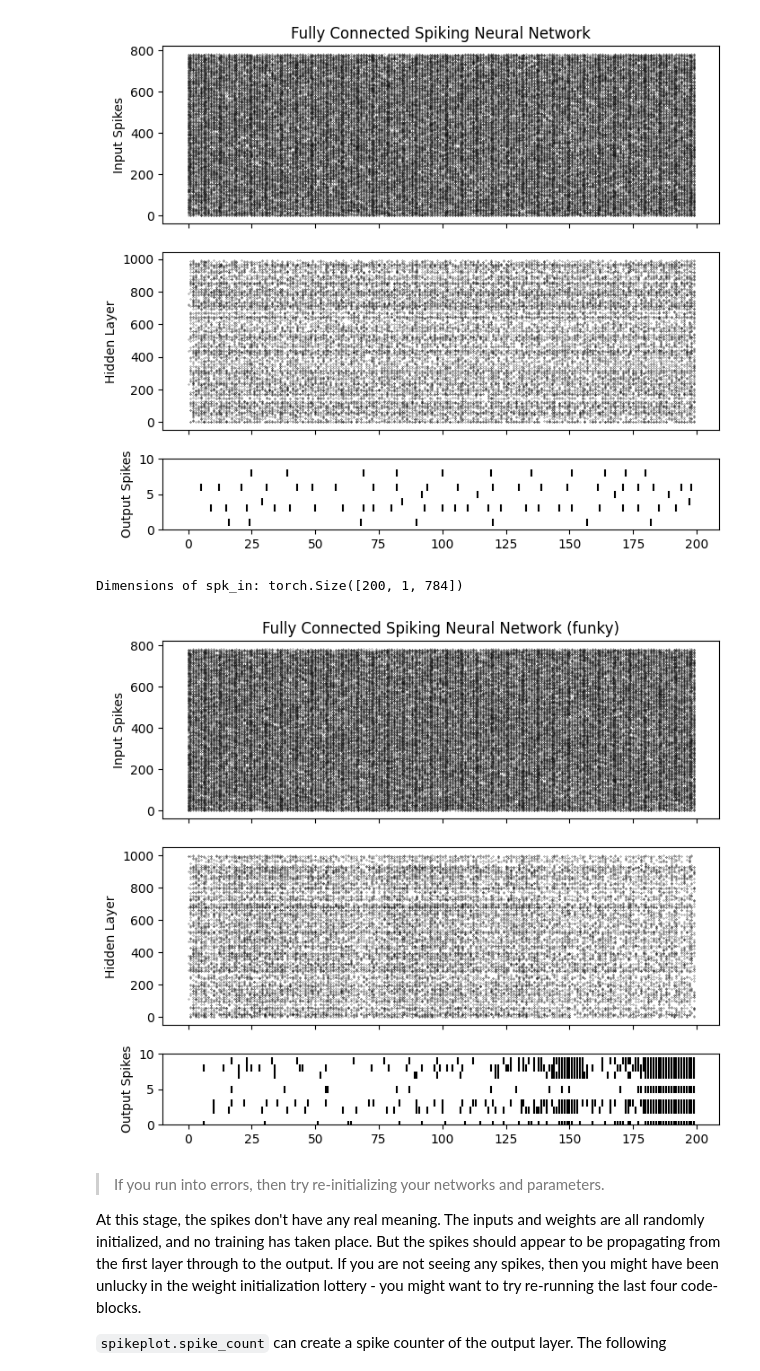
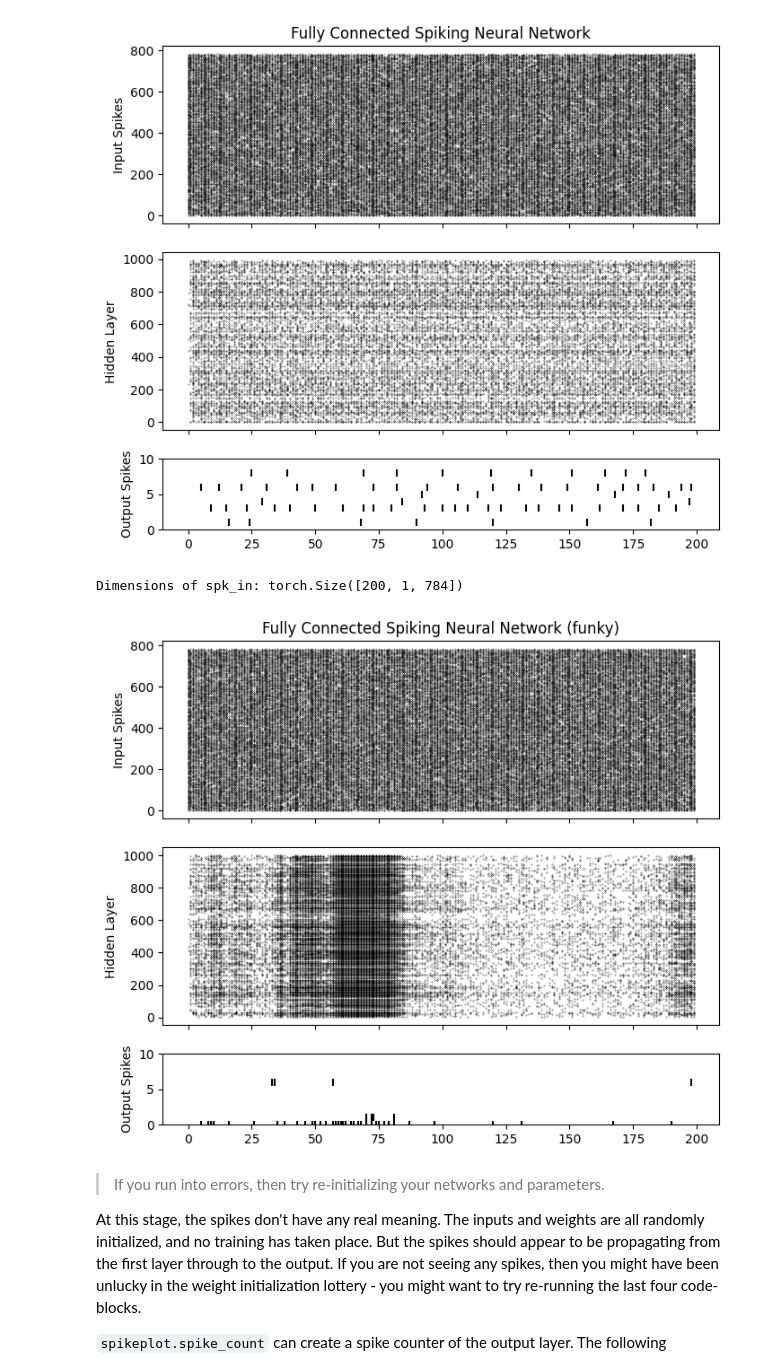
Before and after one commit to calderast/spiking-neural-networks, a Jupyter notebook: funky_snn.ipynb, the cells around one changed output. Cells and saved outputs as stored; diff of their text form; code cells hidden in the pictures.

```diff
--- a/funky_snn.ipynb
+++ b/funky_snn.ipynb
@@ -75,7 +75,7 @@ import snntorch as snn
 from snntorch._neurons import Leaky, Funky
 
 lif1 = Leaky(beta=0.8)
-funky1 = Funky(beta=0.8, reset_mechanism="subtract")
+funky1 = Funky(beta=0.8, funkiness=0.05)
 # %% [markdown]
 The Leaky neuron model is now stored in `lif1`, and the Funky neuron model stored in `funky1`.
  To use these neurons:
@@ -220,42 +220,42 @@ beta = 0.99
 
 # initialize layers
 fc1 = nn.Linear(num_inputs, num_hidden)
-funky1 = Funky(beta=beta)
+funky1 = Funky(beta=beta, funkiness=0.2)
 fc2 = nn.Linear(num_hidden, num_outputs)
-funky2 = Funky(beta=beta)
+funky2 = Funky(beta=beta, funkiness=0.2)
 
 # Initialize hidden states
 mem1 = funky1.init_funky()
 mem2 = funky2.init_funky()
 
 # record outputs
 mem2_rec = []
 spk1_rec = []
 spk2_rec = []
 
 spk_in = spikegen.rate_conv(torch.rand((200, 784))).unsqueeze(1)
 print(f"Dimensions of spk_in: {spk_in.size()}")
 
 # network simulation
 for step in range(num_steps):
     cur1 = fc1(spk_in[step]) # post-synaptic current <-- spk_in x weight
     spk1, mem1 = funky1(cur1, mem1) # mem[t+1] <--post-syn current + decayed membrane
     cur2 = fc2(spk1)
     spk2, mem2 = funky2(cur2, mem2)
 
     mem2_rec.append(mem2)
     spk1_rec.append(spk1)
     spk2_rec.append(spk2)
 
 # convert lists to tensors
 mem2_rec = torch.stack(mem2_rec)
 spk1_rec = torch.stack(spk1_rec)
 spk2_rec = torch.stack(spk2_rec)
 
 plot_snn_spikes(spk_in, spk1_rec, spk2_rec, "Fully Connected Spiking Neural Network (funky)")
 # %% [output]
 Dimensions of spk_in: torch.Size([200, 1, 784])
-[figure, old version]
+[figure, new version]
 # %% [markdown]
 > If you run into errors, then try re-initializing your networks and parameters.
 
```
Also changed, not shown: parts of 13 cells of this notebook.
